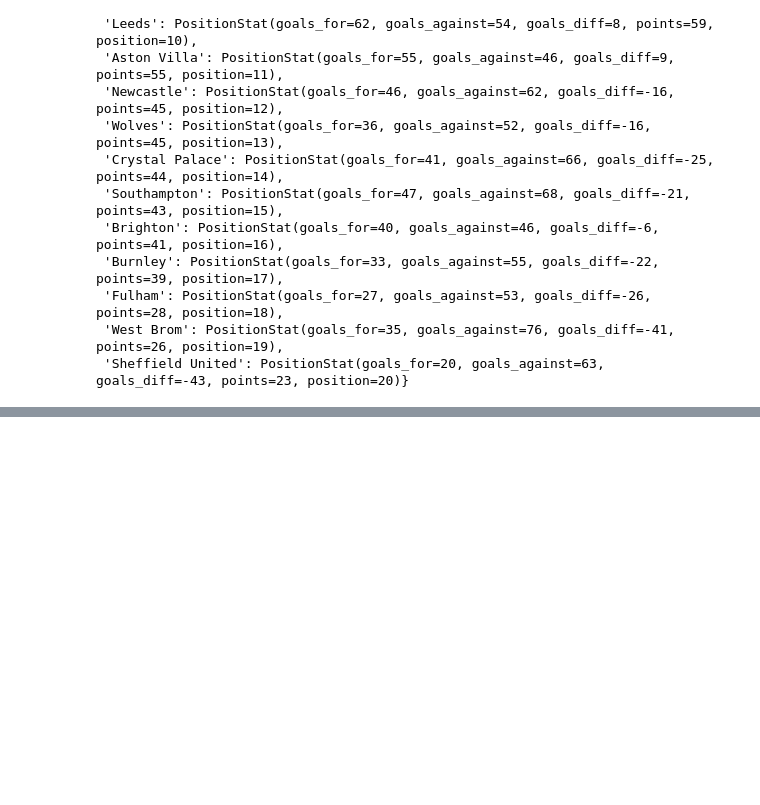
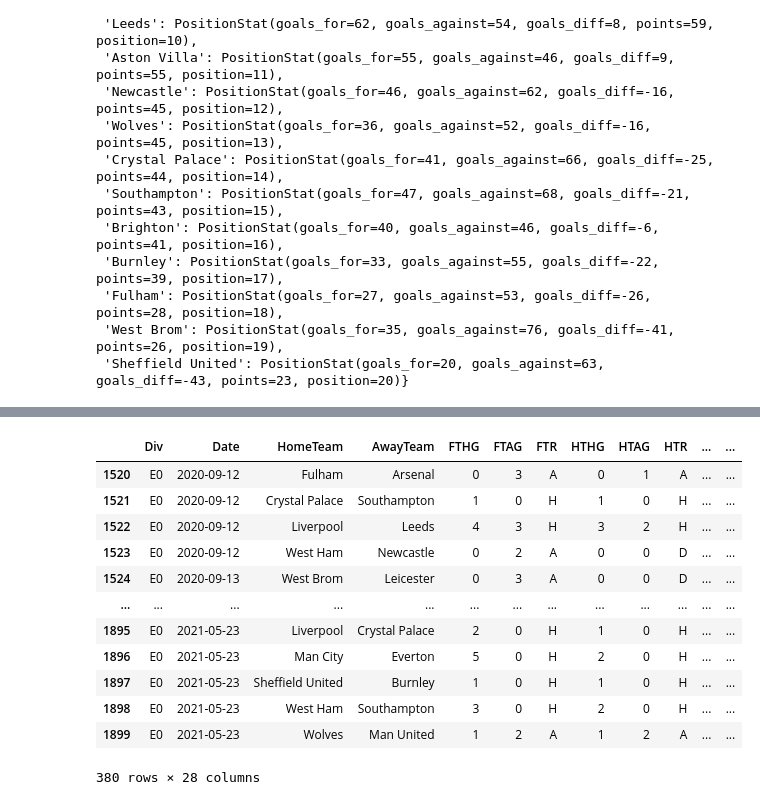
Before and after one commit to samie-hash/data-science-repo, a Jupyter notebook: football-predictions/notebooks/s.o-feature-engineering.ipynb, the cells around one changed output, grey strips where cells are left out. Saved outputs shown, nothing was run; the diff lists cells and outputs as text; code cells hidden in the pictures; blank space fills up the shorter version.

```diff
--- a/football-predictions/notebooks/s.o-feature-engineering.ipynb
+++ b/football-predictions/notebooks/s.o-feature-engineering.ipynb
@@ -87,0 +92,3 @@ football
+# %%
+football['HELORT10'] = 0
+football['AELORT10'] = 0
@@ -87,0 +128,26 @@ football
+# %%
+unique_teams = football.HomeTeam.unique()
+elort_dict = {}
+
+for team in unique_teams:
+    elort_dict[team] = 0
+
+HELORT10 = []
+AELORT10 = []
+for idx, row in football.iterrows():
+    # current home team elort
+    ht_current_elort = elort_dict[row.HomeTeam]
+    at_current_elort = elort_dict[row.AwayTeam]
+
+    # set the current_elort
+    football.loc[idx, 'HELORT10'] = ht_current_elort
+    football.loc[idx, 'AELORT10'] = at_current_elort
+
+    # update the current_elort based on the result for home_team
+    fthg = row.FTHG
+    ftag = row.FTAG
+    ht_new_elort = ht_current_elort + calc_p(ht_current_elort, at_current_elort, fthg, ftag, k=10)
+    at_new_elort = at_current_elort + calc_p(at_current_elort, ht_current_elort, ftag, fthg, k=10)
+
+    elort_dict[row.HomeTeam] = ht_new_elort
+    elort_dict[row.AwayTeam] = at_new_elort
@@ -87,0 +170,16 @@ football
+# %%
+football[football['SeasonLabel'] == '2020_2021']
+# %% [output]
+|  | Div | Date | HomeTeam | AwayTeam | FTHG | FTAG | FTR | HTHG | HTAG | HTR | ... | ... |
+| 1520 | E0 | 2020-09-12 | Fulham | Arsenal | 0 | 3 | A | 0 | 1 | A | ... | ... |
+| 1521 | E0 | 2020-09-12 | Crystal Palace | Southampton | 1 | 0 | H | 1 | 0 | H | ... | ... |
+| 1522 | E0 | 2020-09-12 | Liverpool | Leeds | 4 | 3 | H | 3 | 2 | H | ... | ... |
+| 1523 | E0 | 2020-09-12 | West Ham | Newcastle | 0 | 2 | A | 0 | 0 | D | ... | ... |
+| 1524 | E0 | 2020-09-13 | West Brom | Leicester | 0 | 3 | A | 0 | 0 | D | ... | ... |
+| ... | ... | ... | ... | ... | ... | ... | ... | ... | ... | ... | ... | ... |
+| 1895 | E0 | 2021-05-23 | Liverpool | Crystal Palace | 2 | 0 | H | 1 | 0 | H | ... | ... |
+| 1896 | E0 | 2021-05-23 | Man City | Everton | 5 | 0 | H | 2 | 0 | H | ... | ... |
+| 1897 | E0 | 2021-05-23 | Sheffield United | Burnley | 1 | 0 | H | 1 | 0 | H | ... | ... |
+| 1898 | E0 | 2021-05-23 | West Ham | Southampton | 3 | 0 | H | 2 | 0 | H | ... | ... |
+| 1899 | E0 | 2021-05-23 | Wolves | Man United | 1 | 2 | A | 1 | 2 | A | ... | ... |
+380 rows × 28 columns
```
Also changed, not shown: parts of 8 cells of this notebook, 16 other files.
